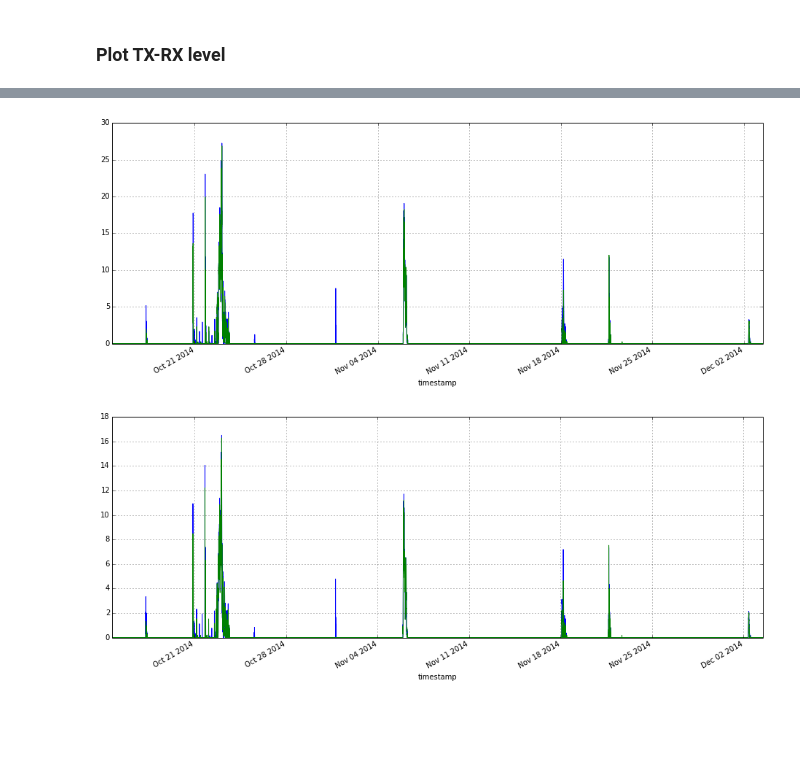
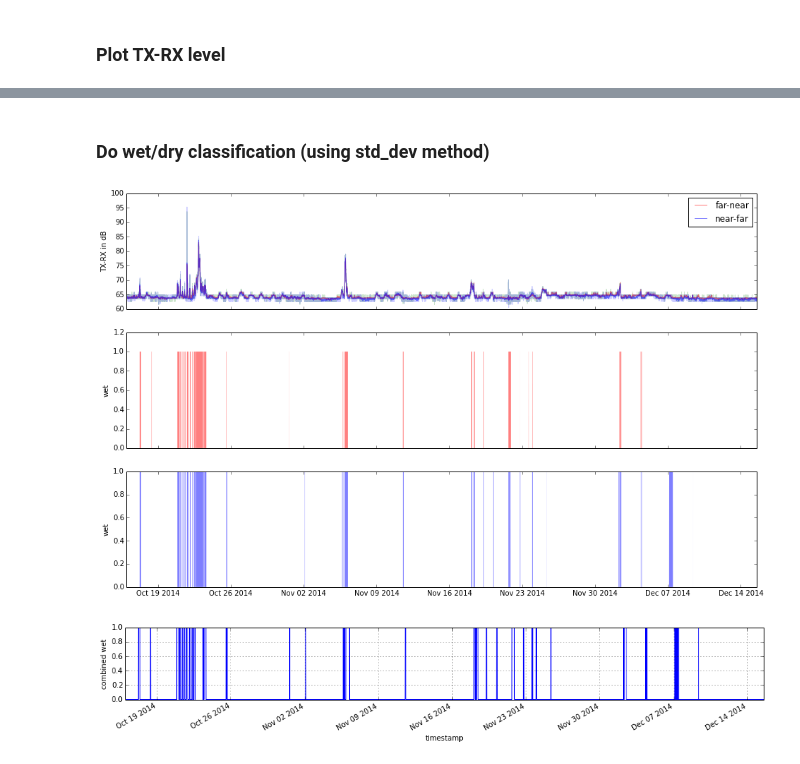
Before and after one commit to pycomlink/pycomlink, a Jupyter notebook: notebooks/example_workflow.ipynb, the cells around one changed output, grey strips where cells are left out. Cells and saved outputs as stored; diff of their text form; code cells hidden in the pictures; blank space fills up the shorter version.

```diff
--- a/notebooks/example_workflow.ipynb
+++ b/notebooks/example_workflow.ipynb
@@ -27,17 +35,31 @@ cml.data.wet_fn.plot(figsize=(16,6));
-# %%
-cml.do_baseline_determination(method='linear')
-cml.calc_A()
-cml.data.A_nf.plot(figsize=(16,6))
-cml.data.A_fn.plot(figsize=(16,6));
-# %% [output]
-[figure, removed]
-# %%
-# Add metadata by hand since it is not yet queried from the database
-cml.metadata['f_GHz'] = 23.2
-cml.metadata['pol'] = 'V'
-cml.metadata['length_km'] = 15.3
-cml.calc_R_from_A()
-cml.data.R_nf.plot(figsize=(16,6))
-cml.data.R_fn.plot();
-# %% [output]
-[figure, removed]
+# %% [markdown]
+### Do wet/dry classification (using std_dev method)
+# %%
+cml.do_wet_dry_classification(method='std_dev', window_length=100, threshold=0.7)
+
+fig, ax = subplots(3, 1, figsize=(16,10), sharex=True)
+ax[0].plot(cml.data.index,
+           cml.data.txrx_fn, alpha=0.2, color='g')
+ax[0].plot(cml.data.resample('15min').index,
+           cml.data.resample('15min').txrx_fn, alpha=0.5, color='r', label='far-near')
+ax[0].plot(cml.data.index,
+           cml.data.txrx_nf, alpha=0.2, color='b')
+ax[0].plot(cml.data.resample('15min').index,
+           cml.data.resample('15min').txrx_nf, alpha=0.5, color='b', label='near-far')
+ax[1].fill_between(cml.data.index,
+                   cml.data.wet_fn, lw=0.0, edgecolor=None, facecolor='r', alpha=0.5)
+ax[2].fill_between(cml.data.index,
+                   cml.data.wet_nf, lw=0.0, edgecolor=None, facecolor='b', alpha=0.5)
+
+ax[0].legend()
+ax[0].set_ylabel('TX-RX in dB')
+ax[1].set_ylabel('wet')
+ax[2].set_ylabel('wet');
+# %% [output]
+[figure, added]
+# %%
+wet_combi = (cml.data.wet_fn | cml.data.wet_nf)
+wet_combi.plot(figsize=(16,2))
+ylabel('combined wet');
+# %% [output]
+[figure, added]
```
Also changed, not shown: parts of 9 cells of this notebook, 1 other file.
